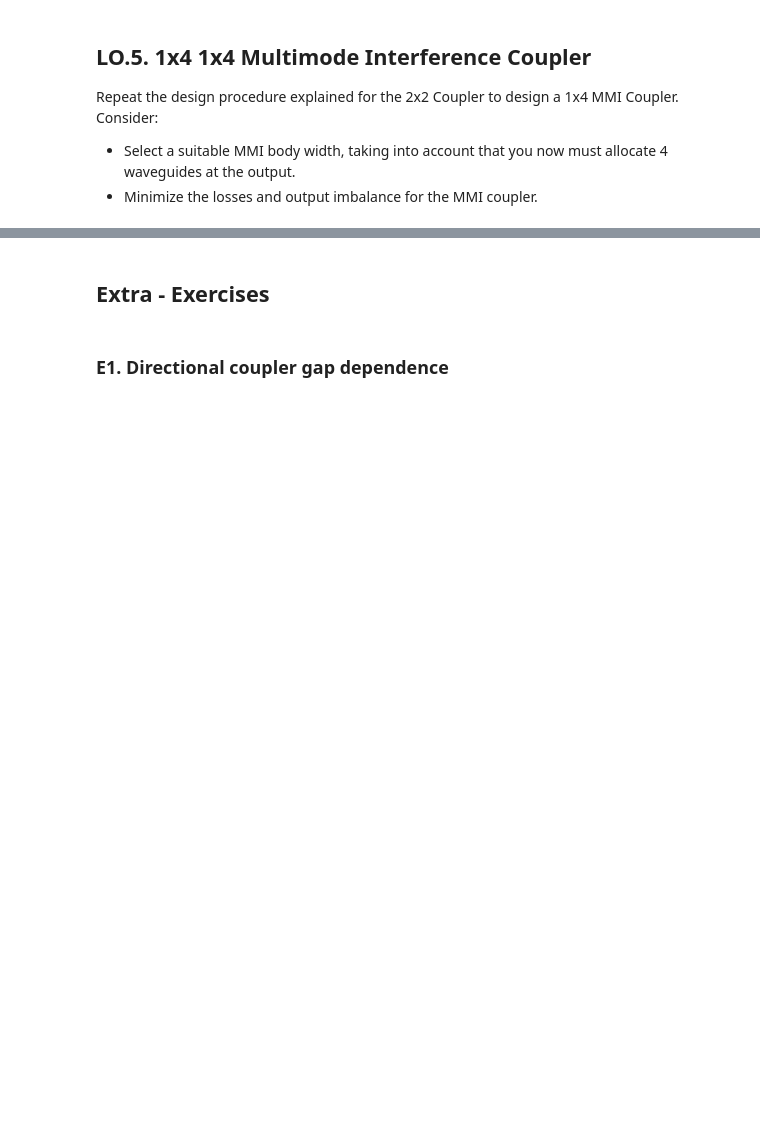
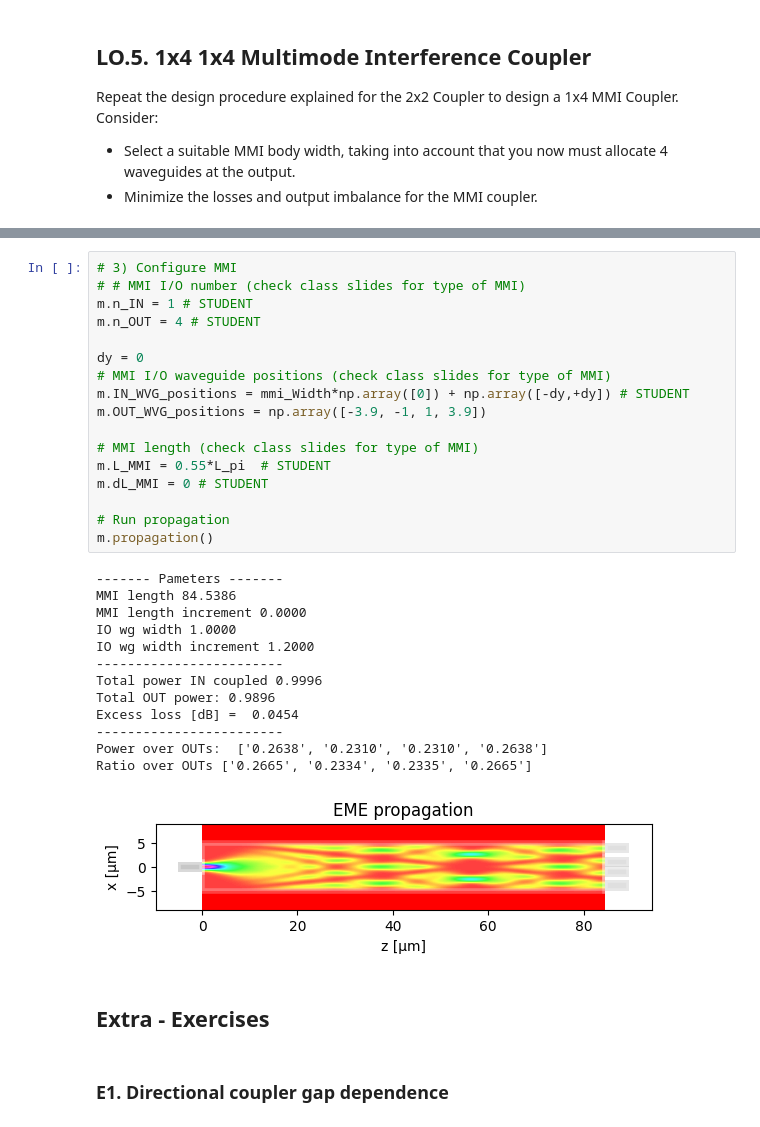
Before and after one commit to sergiipla834/pic-upv-lab2, a Jupyter notebook: COUPLERS_Student.ipynb, the cells around one changed output, grey strips where cells are left out. Drawn from its saved outputs; the diff is of its cells as text; blank space fills up the shorter version.

```diff
--- a/COUPLERS_Student.ipynb
+++ b/COUPLERS_Student.ipynb
@@ -891,3 +1003,34 @@ Repeat the design procedure explained for the 2x2 Coupler to design a 1x4 MMI Co
+# %%
+# 3) Configure MMI
+# # MMI I/O number (check class slides for type of MMI)
+m.n_IN = 1 # STUDENT
+m.n_OUT = 4 # STUDENT
+
+dy = 0
+# MMI I/O waveguide positions (check class slides for type of MMI)
+m.IN_WVG_positions = mmi_Width*np.array([0]) + np.array([-dy,+dy]) # STUDENT
+m.OUT_WVG_positions = np.array([-3.9, -1, 1, 3.9])
+
+# MMI length (check class slides for type of MMI)
+m.L_MMI = 0.55*L_pi  # STUDENT
+m.dL_MMI = 0 # STUDENT
+
+# Run propagation
+m.propagation()
+# %% [output]
+------- Pameters -------
+MMI length 84.5386
+MMI length increment 0.0000
+IO wg width 1.0000
+IO wg width increment 1.2000
+------------------------
+Total power IN coupled 0.9996
+Total OUT power: 0.9896
+Excess loss [dB] =  0.0454
+------------------------
+Power over OUTs:  ['0.2638', '0.2310', '0.2310', '0.2638']
+Ratio over OUTs ['0.2665', '0.2334', '0.2335', '0.2665']
+[figure, added]
 # %% [markdown]
 ## Extra - Exercises
 # %% [markdown]
```
Also changed, not shown: parts of 4 cells of this notebook.
